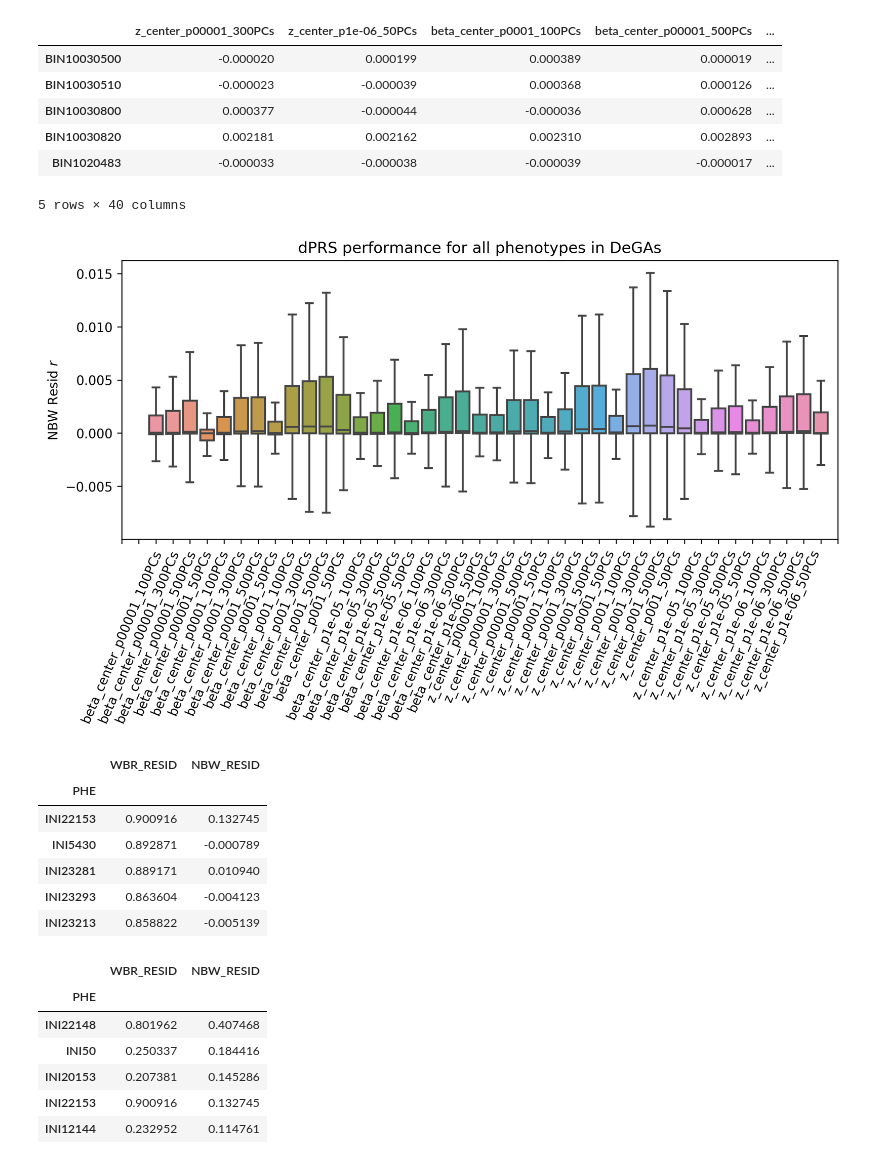
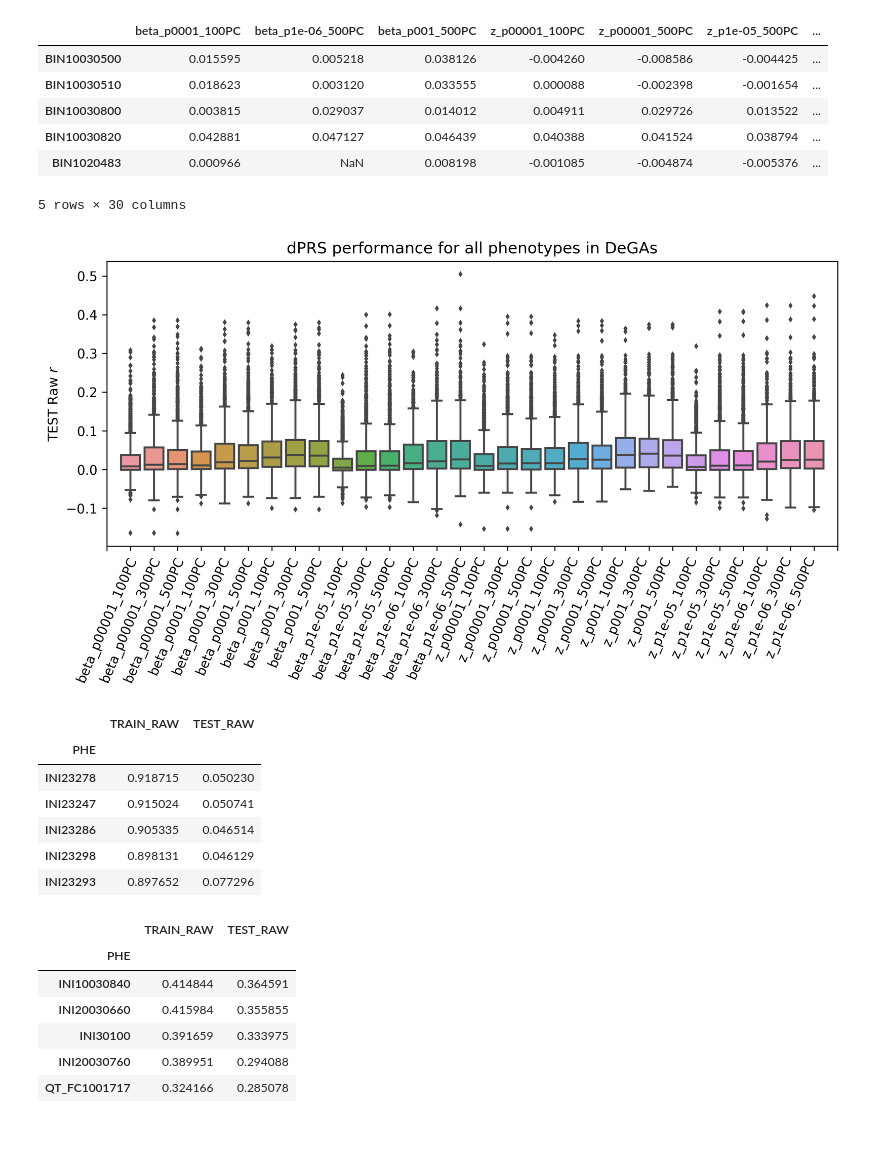
Before and after one commit to rivas-lab/degas-risk, a Jupyter notebook: supplement/FigureS1-Hyperparameter_Optimization.ipynb, the cells around one changed output. Saved outputs shown, nothing was run; the diff lists cells and outputs as text; code cells hidden in the pictures; blank space fills up the shorter version.

```diff
--- a/supplement/FigureS1-Hyperparameter_Optimization.ipynb
+++ b/supplement/FigureS1-Hyperparameter_Optimization.ipynb
@@ -6,6 +6,6 @@ import matplotlib.pyplot as plt
 plt.style.use('seaborn-colorblind')
 import seaborn as sns
 # %%
-files = glob.glob('/oak/stanford/groups/mrivas/projects/degas-risk/scorefiles/results/*_center_*.tsv')
+files = glob.glob('/oak/stanford/groups/mrivas/projects/degas-risk/scorefiles/results/*_center_*201908*.tsv')
 print('\n'.join(map(os.path.basename,files)))
 # %% [output]
@@ -29,5 +29,5 @@ all_z_center_p00001_20190621_500PCs.pearsonr.tsv
 # %%
-kind='RESID'
-datas = dict([(os.path.basename(f)[4:-13].replace('_20190621',''),
-               pd.read_table(f, index_col=0, usecols=['PHE','WBR_'+kind,'NBW_'+kind])) for f in files])
+kind='RAW'
+datas = dict([(os.path.basename(f)[4:-13].replace('_20190805','').replace('_center','').replace('Cs','C'),
+               pd.read_table(f, index_col=0, usecols=['PHE','TRAIN_'+kind,'TEST_'+kind])) for f in files])
 # %%
@@ -56,44 +56,45 @@ plt.show()
 # %%
-nbw=pd.DataFrame([datas[ds]['NBW_'+kind] for ds in datas],
+test=pd.DataFrame([datas[ds]['TEST_'+kind] for ds in datas],
                  index=[ds for ds in datas]).T
-nbw.head()
+test.head()
 # %% [output]
-|  | z_center_p00001_300PCs | z_center_p1e-06_50PCs | beta_center_p0001_100PCs | beta_center_p00001_500PCs | ... |
-| BIN10030500 | -0.000020 | 0.000199 | 0.000389 | 0.000019 | ... |
-| BIN10030510 | -0.000023 | -0.000039 | 0.000368 | 0.000126 | ... |
-| BIN10030800 | 0.000377 | -0.000044 | -0.000036 | 0.000628 | ... |
-| BIN10030820 | 0.002181 | 0.002162 | 0.002310 | 0.002893 | ... |
-| BIN1020483 | -0.000033 | -0.000038 | -0.000039 | -0.000017 | ... |
+|  | beta_p0001_100PC | beta_p1e-06_500PC | beta_p001_500PC | z_p00001_100PC | z_p00001_500PC | z_p1e-05_500PC | ... |
+| BIN10030500 | 0.015595 | 0.005218 | 0.038126 | -0.004260 | -0.008586 | -0.004425 | ... |
+| BIN10030510 | 0.018623 | 0.003120 | 0.033555 | 0.000088 | -0.002398 | -0.001654 | ... |
+| BIN10030800 | 0.003815 | 0.029037 | 0.014012 | 0.004911 | 0.029726 | 0.013522 | ... |
+| BIN10030820 | 0.042881 | 0.047127 | 0.046439 | 0.040388 | 0.041524 | 0.038794 | ... |
+| BIN1020483 | 0.000966 | NaN | 0.008198 | -0.001085 | -0.004874 | -0.005376 | ... |
-5 rows × 40 columns
+5 rows × 30 columns
 # %%
 plt.figure(figsize=(10,4),dpi=300)
 sns.boxplot(x='dataset',y='rsq',
-            data=nbw.melt(var_name='dataset',value_name='rsq').sort_values('dataset'),
-            showfliers=0)
-plt.xticks(list(range(-2,len(files)+1)), rotation=67), plt.xlabel('')
-plt.ylabel(' '.join(['NBW',kind.lower().capitalize(),'$r$']))
+            data=test.melt(var_name='dataset',value_name='rsq').sort_values('dataset'),
+            fliersize=2)
+           #showfliers=0)
+plt.xticks(list(range(-1,len(files)+1)), rotation=67), plt.xlabel('')
+plt.ylabel(' '.join(['TEST',kind.lower().capitalize(),'$r$']))
 plt.title('dPRS performance for all phenotypes in DeGAs')
 plt.show()
 # %% [output]
-[figure, old version]
+[figure, new version]
 # %%
-datas['beta_center_p001_100PCs'].sort_values('WBR_'+kind).dropna()[::-1].head()
+datas['z_p001_100PC'].sort_values('TRAIN_'+kind).dropna()[::-1].head()
 # %% [output]
-|  | WBR_RESID | NBW_RESID |
+|  | TRAIN_RAW | TEST_RAW |
 | PHE |  |  |
-| INI22153 | 0.900916 | 0.132745 |
-| INI5430 | 0.892871 | -0.000789 |
-| INI23281 | 0.889171 | 0.010940 |
-| INI23293 | 0.863604 | -0.004123 |
-| INI23213 | 0.858822 | -0.005139 |
+| INI23278 | 0.918715 | 0.050230 |
+| INI23247 | 0.915024 | 0.050741 |
+| INI23286 | 0.905335 | 0.046514 |
+| INI23298 | 0.898131 | 0.046129 |
+| INI23293 | 0.897652 | 0.077296 |
 # %%
-datas['beta_center_p001_100PCs'].sort_values('NBW_'+kind).dropna()[::-1].head()
+datas['z_p001_100PC'].sort_values('TEST_'+kind).dropna()[::-1].head()
 # %% [output]
-|  | WBR_RESID | NBW_RESID |
+|  | TRAIN_RAW | TEST_RAW |
 | PHE |  |  |
-| INI22148 | 0.801962 | 0.407468 |
-| INI50 | 0.250337 | 0.184416 |
-| INI20153 | 0.207381 | 0.145286 |
-| INI22153 | 0.900916 | 0.132745 |
-| INI12144 | 0.232952 | 0.114761 |
+| INI10030840 | 0.414844 | 0.364591 |
+| INI20030660 | 0.415984 | 0.355855 |
+| INI30100 | 0.391659 | 0.333975 |
+| INI20030760 | 0.389951 | 0.294088 |
+| QT_FC1001717 | 0.324166 | 0.285078 |
 # %%
```
Also changed, not shown: parts of 8 cells of this notebook, 1 other file.
